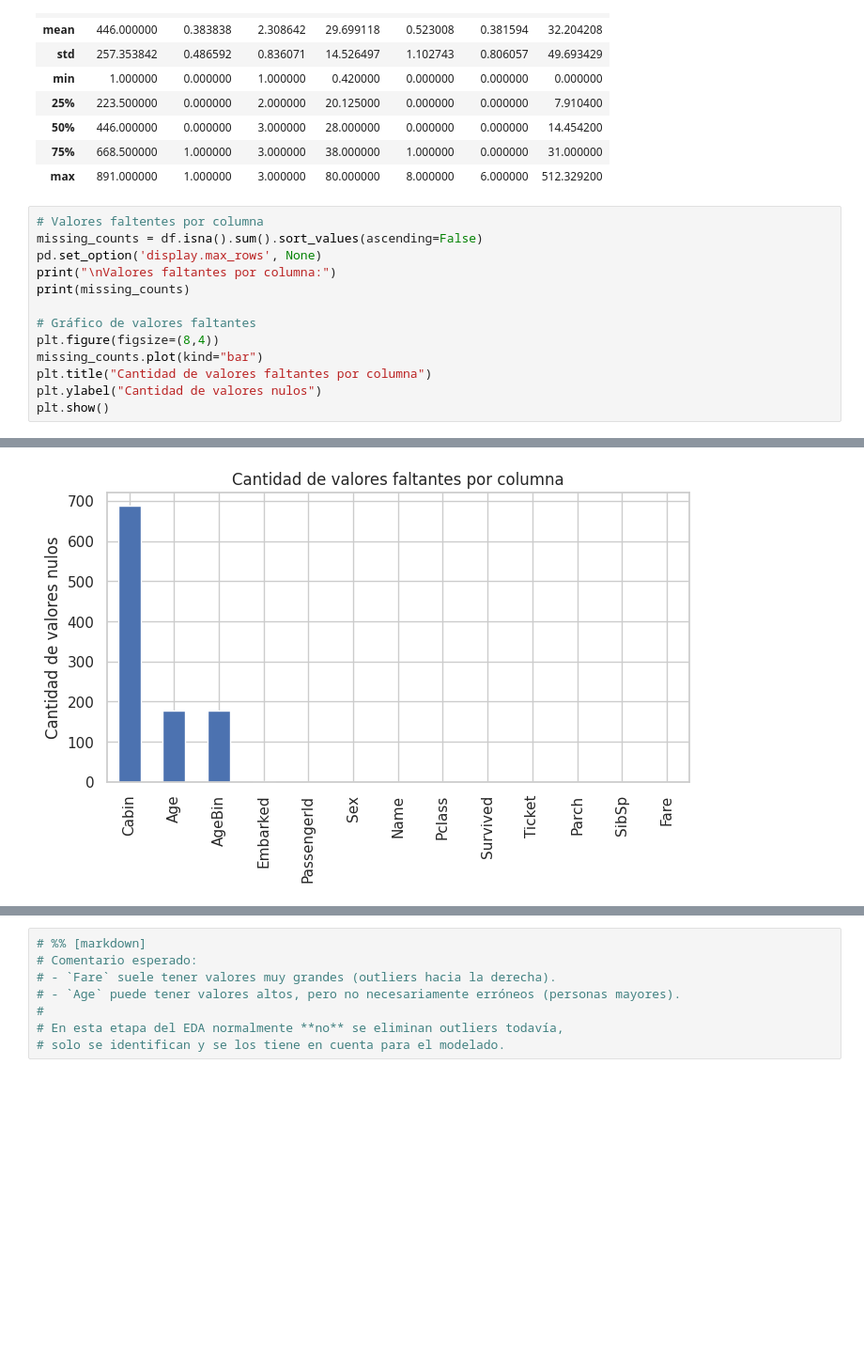
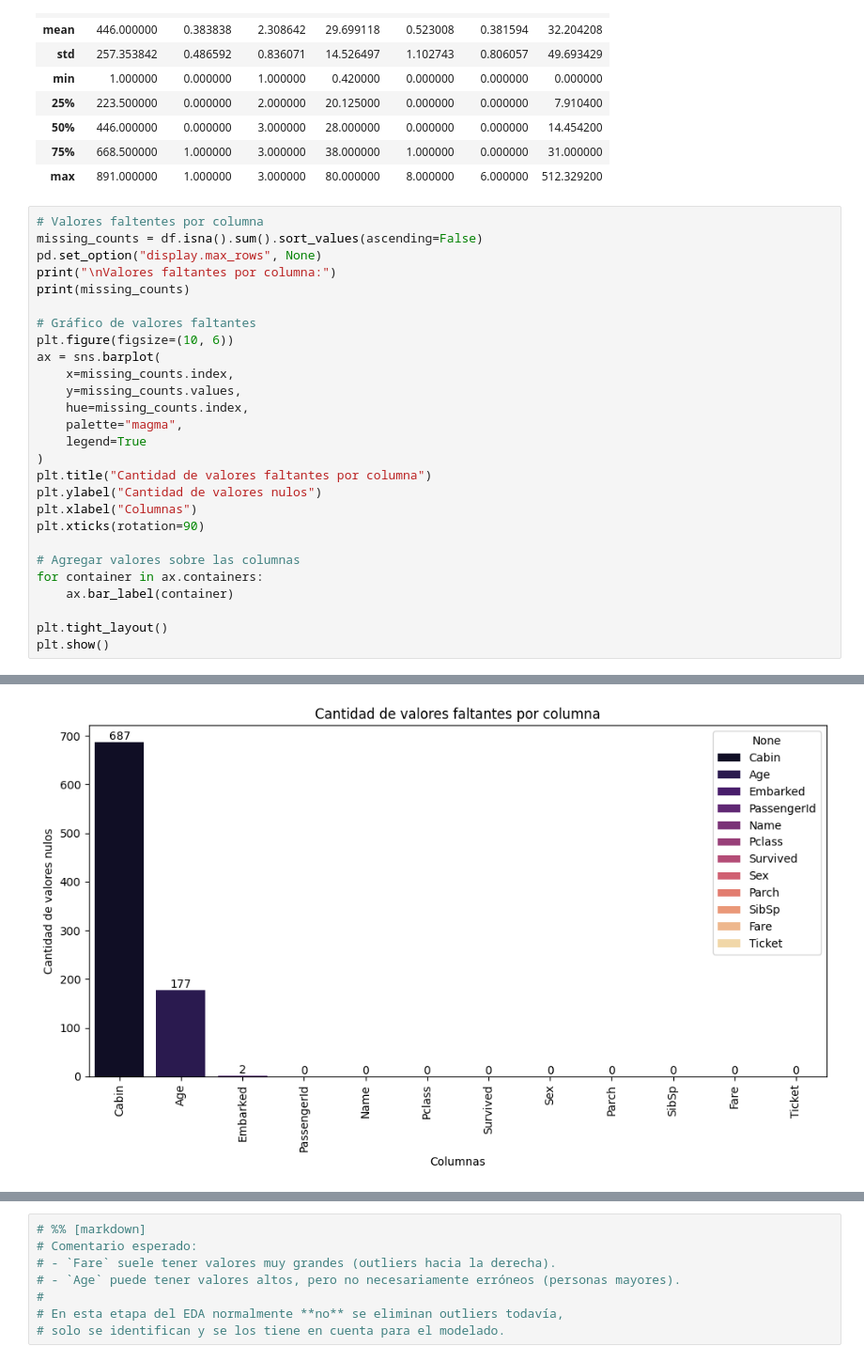
Before and after one commit to rhorbe/dss-titanic, a Jupyter notebook: data/titanic.ipynb, the cells around one changed output, grey strips where cells are left out. Shown: that part at 94% size. Drawn from its saved outputs; the diff is of its cells as text; blank space fills up the shorter version.

```diff
--- a/data/titanic.ipynb
+++ b/data/titanic.ipynb
@@ -79,15 +76,29 @@ Estadísticas descriptivas (numéricas):
 # %%
 # Valores faltentes por columna
 missing_counts = df.isna().sum().sort_values(ascending=False)
-pd.set_option('display.max_rows', None)
+pd.set_option("display.max_rows", None)
 print("\nValores faltantes por columna:")
 print(missing_counts)
 
 # Gráfico de valores faltantes
-plt.figure(figsize=(8,4))
-missing_counts.plot(kind="bar")
+plt.figure(figsize=(10, 6))
+ax = sns.barplot(
+    x=missing_counts.index,
+    y=missing_counts.values,
+    hue=missing_counts.index,
+    palette="magma",
+    legend=True
+)
 plt.title("Cantidad de valores faltantes por columna")
 plt.ylabel("Cantidad de valores nulos")
+plt.xlabel("Columnas")
+plt.xticks(rotation=90)
+
+# Agregar valores sobre las columnas
+for container in ax.containers:
+    ax.bar_label(container)
+
+plt.tight_layout()
 plt.show()
 # %% [output]
 Valores faltantes por columna:
@@ -107,5 +117,5 @@ Fare             0
 dtype: int64
-[figure, old version]
+[figure, new version]
 # %%
 #Detección de posibles outliers
 # Vamos a mirar principalmente:
```
Also changed, not shown: parts of 12 cells of this notebook.
